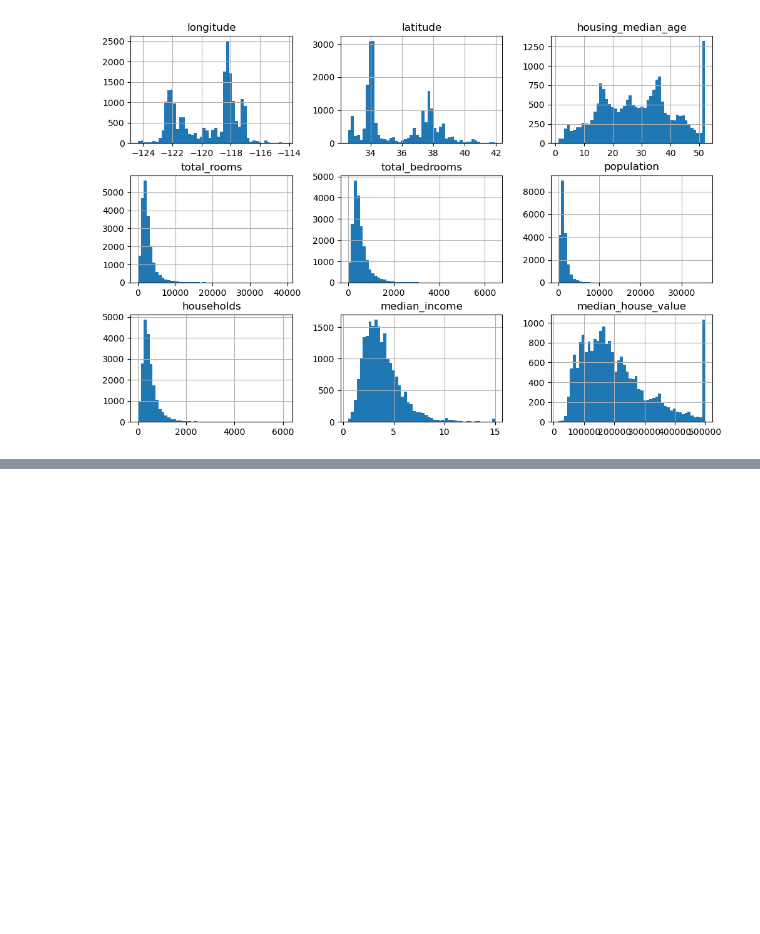
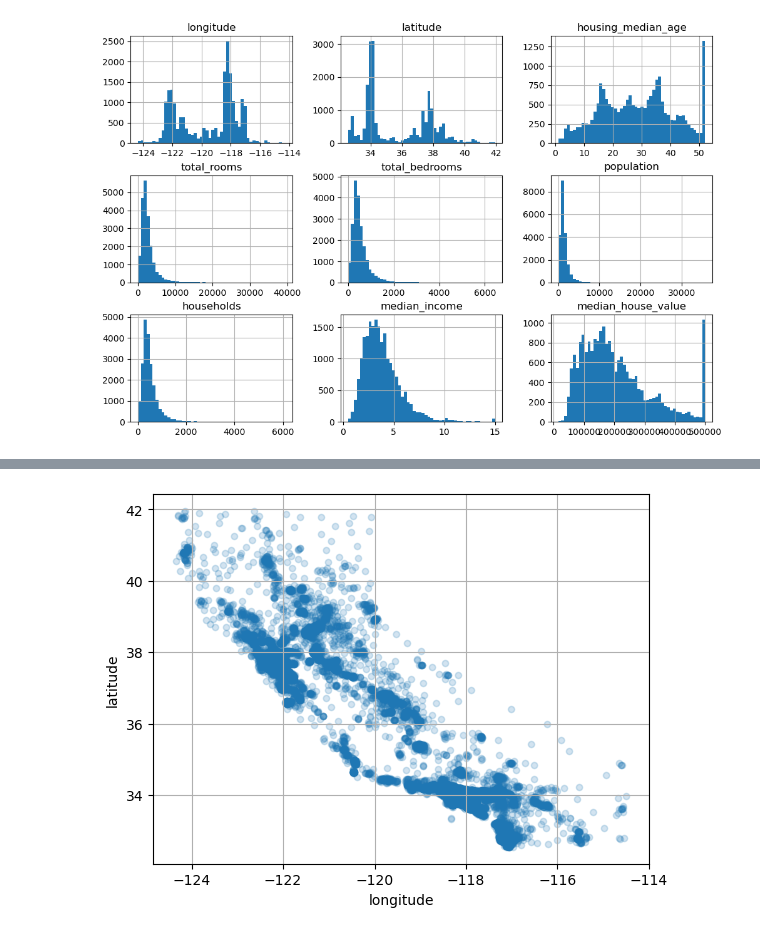
Before and after one commit to dmitrycvs/california-housing-prices, a Jupyter notebook: main.ipynb, the cells around one changed output, grey strips where cells are left out. Drawn from its saved outputs; the diff is of its cells as text; code cells hidden in the pictures; blank space fills up the shorter version.

```diff
--- a/main.ipynb
+++ b/main.ipynb
@@ -77,0 +97,9 @@ plt.show()
+# %%
+splitter = StratifiedShuffleSplit(n_splits=10, test_size=0.2, random_state=42)
+strat_splits = []
+for train_index, test_index in splitter.split(df, df['income_cat']):
+    strat_train_set_n = df.iloc[train_index]
+    strat_test_set_n = df.iloc[test_index]
+    strat_splits.append([strat_train_set_n, strat_test_set_n])
+# %%
+strat_train_set, strat_test_set = strat_splits[0]
@@ -77,0 +128,7 @@ plt.show()
+# %%
+housing = strat_train_set.copy()
+# %%
+housing.plot(kind='scatter', x='longitude', y='latitude', alpha=0.2, grid=True)
+plt.show()
+# %% [output]
+[figure, added]
```
Also changed, not shown: parts of 60 cells of this notebook, 1 other file.
